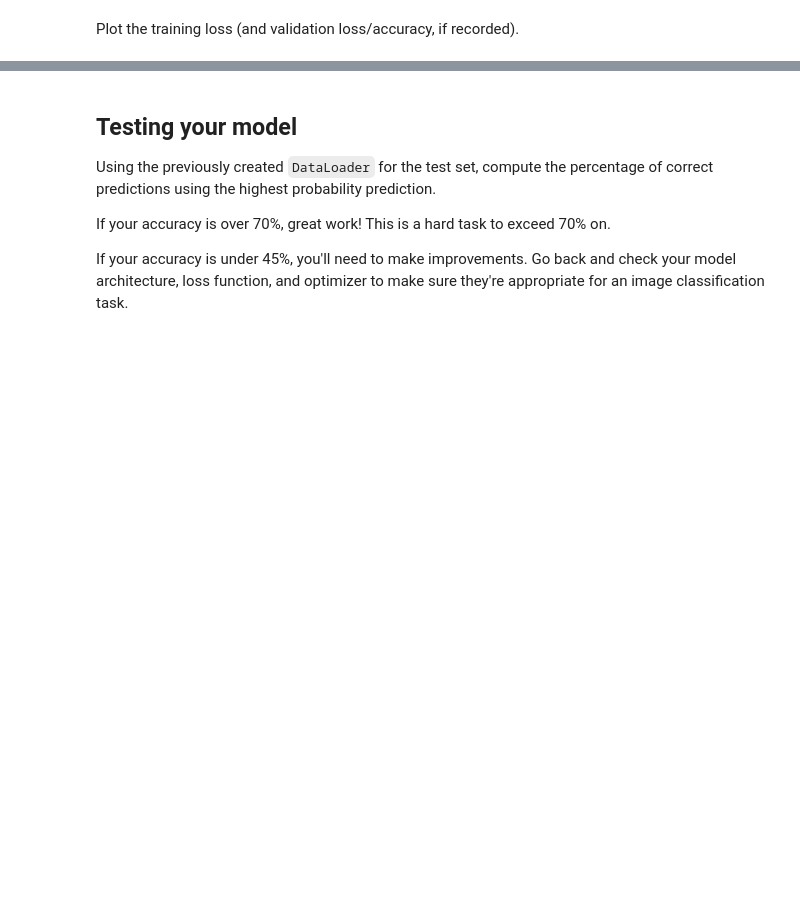
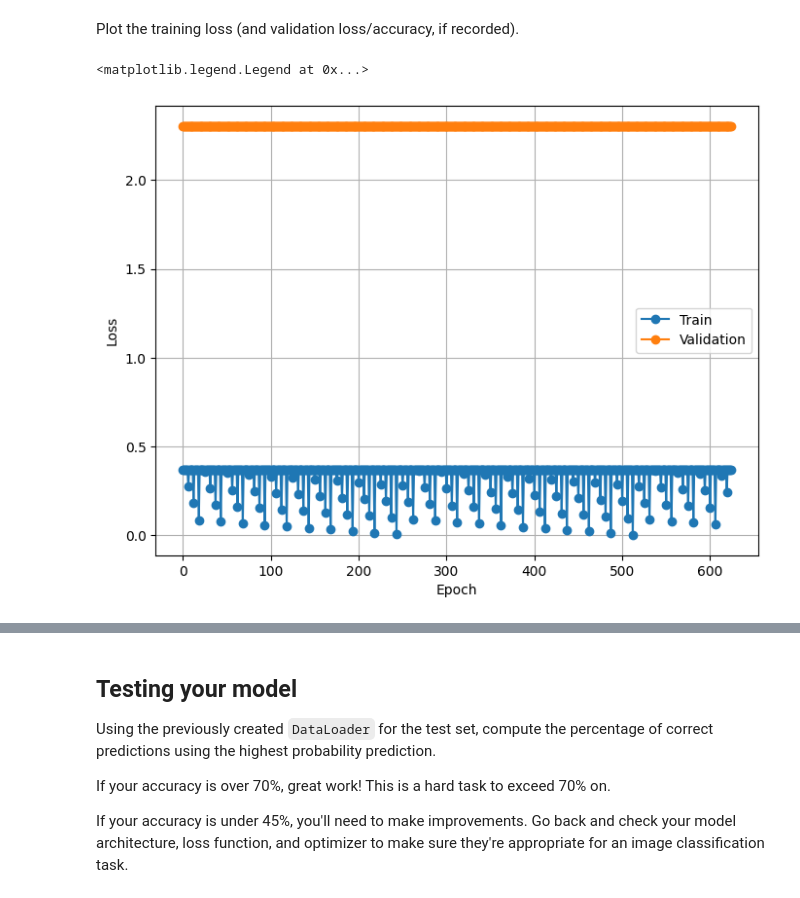
Before and after one commit to fab7/LESSONS-Deep-Learning, a Jupyter notebook: project/CIFAR-10_Image_Classifier-STARTER.ipynb, the cells around one changed output, grey strips where cells are left out. Saved outputs shown, nothing was run; the diff lists cells and outputs as text; code cells hidden in the pictures; blank space fills up the shorter version.

```diff
--- a/project/CIFAR-10_Image_Classifier-STARTER.ipynb
+++ b/project/CIFAR-10_Image_Classifier-STARTER.ipynb
@@ -135,10 +147,9 @@ test_set = torchvision.datasets.CIFAR10(root=ROOT_DIR, train=True,
                                          download=True, transform=test_transforms)
 
 # Create training and validation dataloaders
-BATCH_SIZE=64
 train_loader = torch.utils.data.DataLoader(train_set, batch_size=BATCH_SIZE,
                                            shuffle=True, num_workers=2)
-test_loader = torch.utils.data.DataLoader(train_set, batch_size=BATCH_SIZE,
+test_loader = torch.utils.data.DataLoader(test_set, batch_size=BATCH_SIZE,
                                           shuffle=True, num_workers=2)
 
 # Define the 10 classes in the dataset
@@ -203,3 +359,7 @@ If you use a less common loss function, please note why you chose that loss func
+# %%
+# Define a criterion and an optimizer
+criterion = nn.NLLLoss()
+optimizer = optim.SGD(my_lenet_model.parameters(), lr=0.0025, momentum=0.9)
 # %% [markdown]
 ## Running your Neural Network
 Use whatever method you like to train your neural network, and ensure you record the average loss at each epoch.
@@ -214,0 +449,12 @@ Plot the training loss (and validation loss/accuracy, if recorded).
+# %%
+## YOUR CODE HERE ##
+plt.figure(figsize=(8, 6))
+plt.plot(training_loss_list, label='Train', marker='o')
+plt.plot(test_loss_list, label='Validation', marker='o')
+plt.xlabel('Epoch')
+plt.ylabel('Loss')
+plt.grid()
+plt.legend()
+# %% [output]
+<matplotlib.legend.Legend at 0x...>
+[figure, added]
```
Also changed, not shown: parts of 12 cells of this notebook.
